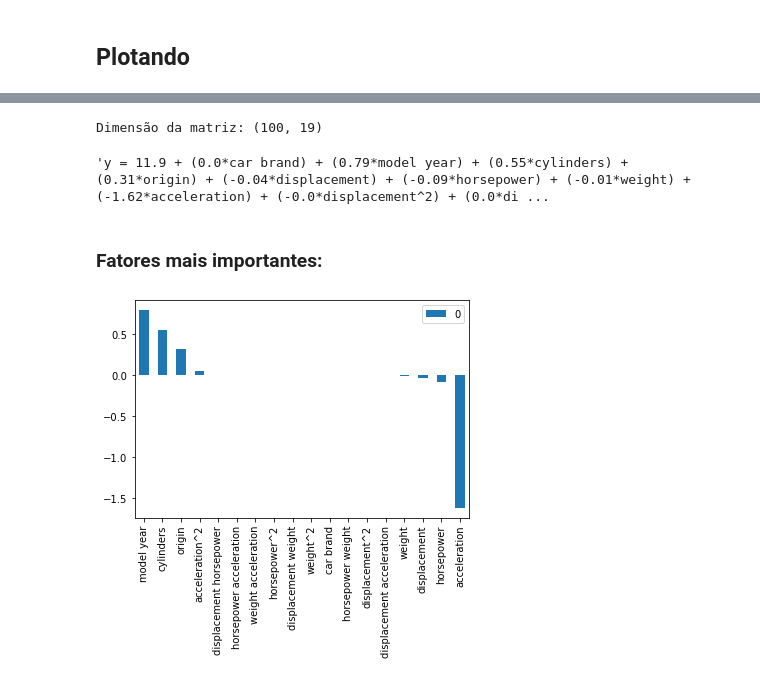
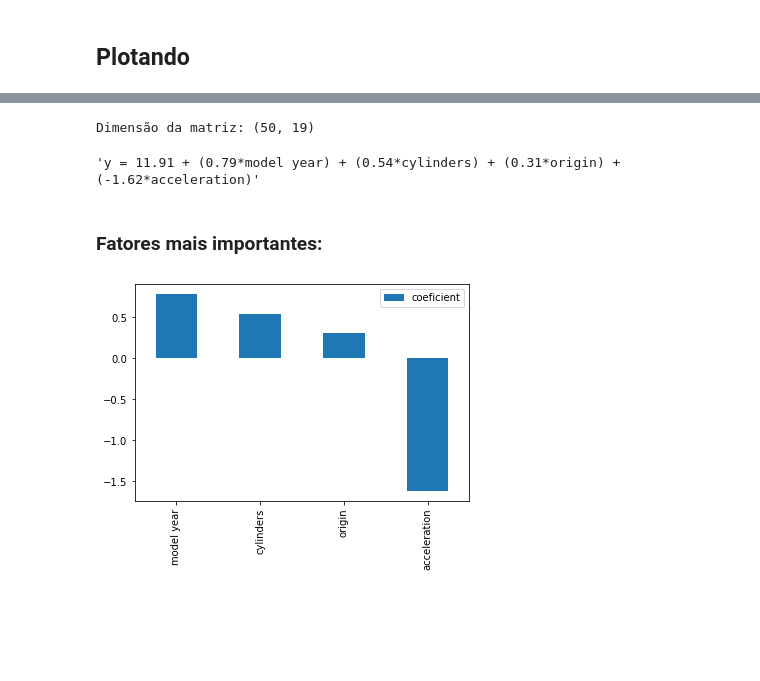
Before and after one commit to Carne-de-Pescoco/kaggle-used-car, a Jupyter notebook: notebooks/3_modeling_evaluation_suto.ipynb, the cells around one changed output, grey strips where cells are left out. Saved outputs shown, nothing was run; the diff lists cells and outputs as text; code cells hidden in the pictures; blank space fills up the shorter version.

```diff
--- a/notebooks/3_modeling_evaluation_suto.ipynb
+++ b/notebooks/3_modeling_evaluation_suto.ipynb
@@ -93,14 +95,18 @@ train_score: 7.802
 # %% [markdown]
 ### Tunning do modelo
 # %%
-params = {"alpha":[0.01, 0.05, 0.1, 1, 10],
-          "l1_ratio":[0.25, 0.5, 0.75, 0.9, 0.98],
+params = {"alpha":[0.001, 0.01, 0.05, 0.1],
+          "l1_ratio":[0.75, 0.9, 0.98, 1],
           "selection":['cyclic', 'random']}
 
 grid_search = GridSearchCV(estimator=model, param_grid=params,
-                           scoring=scoring, cv=3, n_jobs=-1)
+                           scoring=scoring, cv=3, n_jobs=-1, return_train_score=True)
 
 grid_search = grid_search.fit(X, y)
-print(grid_search.best_params_)
-grid_search.score(X, y)
+
+print(f"""Best hyperparameters: {grid_search.best_params_}""")
+print(f"""{scoring}: {round(grid_search.score(X, y),3)}""")
+
+for item in ["mean_test_score", "mean_train_score"]:
+    print(f"""{item}: {round(np.mean(grid_search.cv_results_[item]), 3)}""")
 # %% [output]
@@ -172,6 +171,5 @@ df_reg
 # %%
-# Criando um dataset com valores de X igualmente espaçados para gerar as retas.
-df_reg = create_linspace_df(X_test_encoded, features_list=lst_columns)
+df_reg = create_linspace_df(X_train_encoded, features_list=lst_columns, elements_number=50)
 
 # Obtendo as equações de reta para cada relação "fator vs 'mpg'".
 dct_equations = {}
@@ -182,7 +180,10 @@ model.fit(X, y)
 str_equation = "y = "+str(round(model.intercept_, 2))
 
 for coef, feature in zip(model.coef_, lst_columns):
-    str_equation += " + (" + str(round(coef, 2)) + "*"+feature+")"
+    if -0.1 < coef < 0.1:
+        pass
+    else:
+        str_equation += " + (" + str(round(coef, 2)) + "*"+feature+")"
 
 df_reg["y_pred_mpg"] = model.predict(df_reg)
 
@@ -190,13 +191,16 @@ print(f"Dimensão da matriz: {df_reg.shape}")
 
 str_equation
 # %% [output]
-Dimensão da matriz: (100, 19)
+Dimensão da matriz: (50, 19)
-'y = 11.9 + (0.0*car brand) + (0.79*model year) + (0.55*cylinders) + (0.31*origin) + (-0.04*displacement) + (-0.09*horsepower) + (-0.01*weight) + (-1.62*acceleration) + (-0.0*displacement^2) + (0.0*di ...
+'y = 11.91 + (0.79*model year) + (0.54*cylinders) + (0.31*origin) + (-1.62*acceleration)'
 # %% [markdown]
 ### Fatores mais importantes:
 # %%
-coef_importance = pd.DataFrame.from_dict(dict(zip(lst_columns, model.coef_)), orient='index')
-coef_importance.sort_values(by=0, ascending=False).plot(kind='bar');
+coef_importance = pd.DataFrame.from_dict(dict(zip(lst_columns, model.coef_)), orient='index', columns=['coeficient'])
+coef_importance = coef_importance.loc[(coef_importance["coeficient"]>0.1) | (coef_importance["coeficient"]<-0.1),:]
+# coef_importance
+coef_importance.sort_values(by='coeficient', ascending=False).plot(kind='bar');
+lst_columns = coef_importance.index
 # %% [output]
-[figure, old version]
+[figure, new version]
 # %%
```
Also changed, not shown: parts of 6 cells of this notebook, 4 other files.
